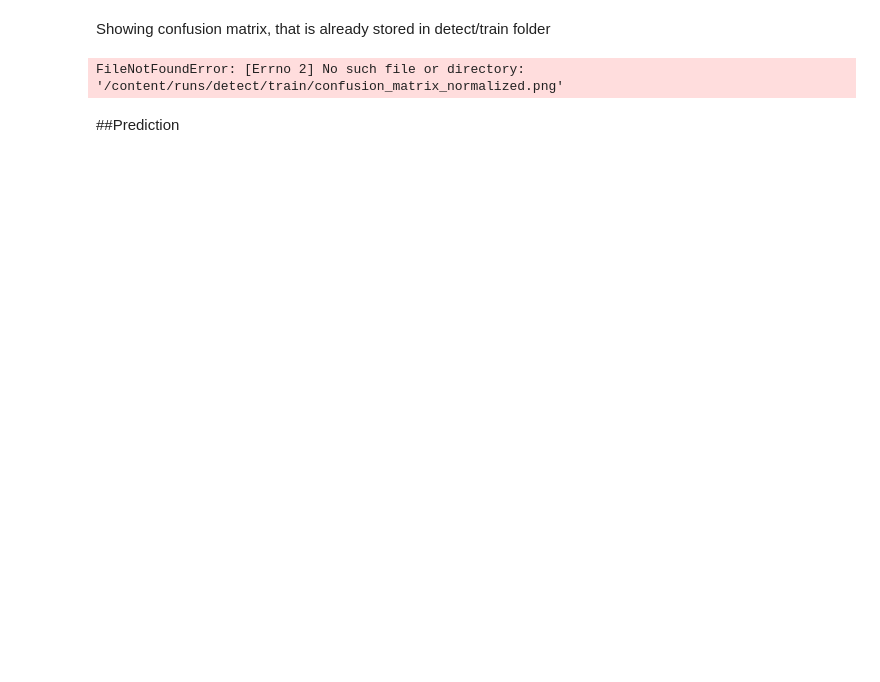
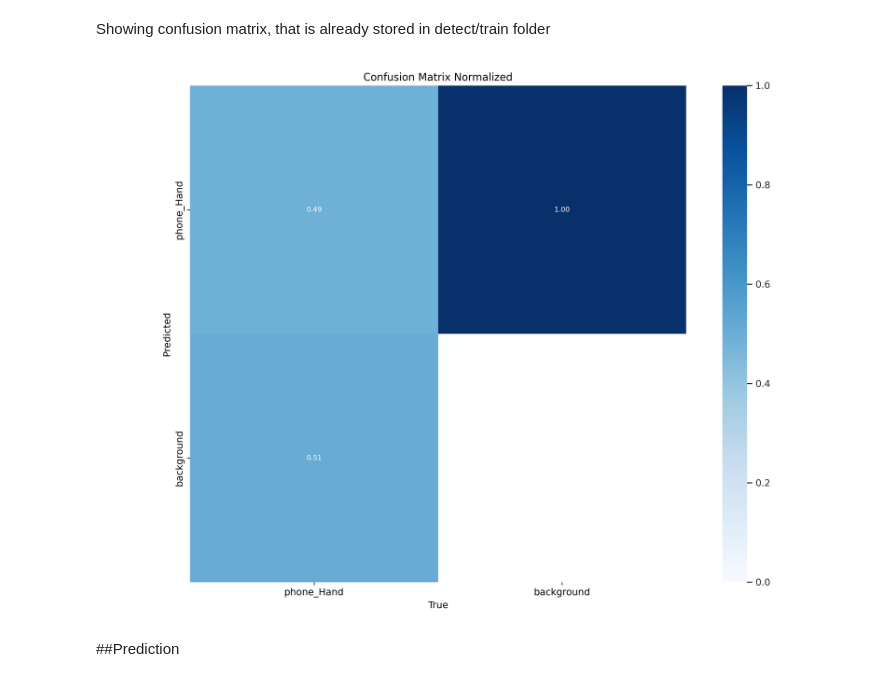
Before and after one commit to ShibaTheDog/Computer-Vision-Project, a Jupyter notebook: computervisionproject.ipynb, the cells around one changed output. Drawn from its saved outputs; the diff is of its cells as text; code cells hidden in the pictures; blank space fills up the shorter version.

```diff
--- a/computervisionproject.ipynb
+++ b/computervisionproject.ipynb
@@ -685,13 +680,13 @@ Showing confusion matrix, that is already stored in detect/train folder
 # %%
 %matplotlib inline
 from PIL import Image
 
-Image.open('/content/runs/detect/train/confusion_matrix_normalized.png')
+Image.open('runs/detect/train/confusion_matrix_normalized.png')
 
 #in the weights folder, it shows the best model.
 #Background shouldnt have anything in its class, but it being on the confusion matrix helps you visualize where the model gets confused.
 # %% [output]
-FileNotFoundError: [Errno 2] No such file or directory: '/content/runs/detect/train/confusion_matrix_normalized.png'
+[figure, added]
 # %% [markdown]
 ##Prediction
 # %%
```
Also changed, not shown: parts of 10 cells of this notebook.
